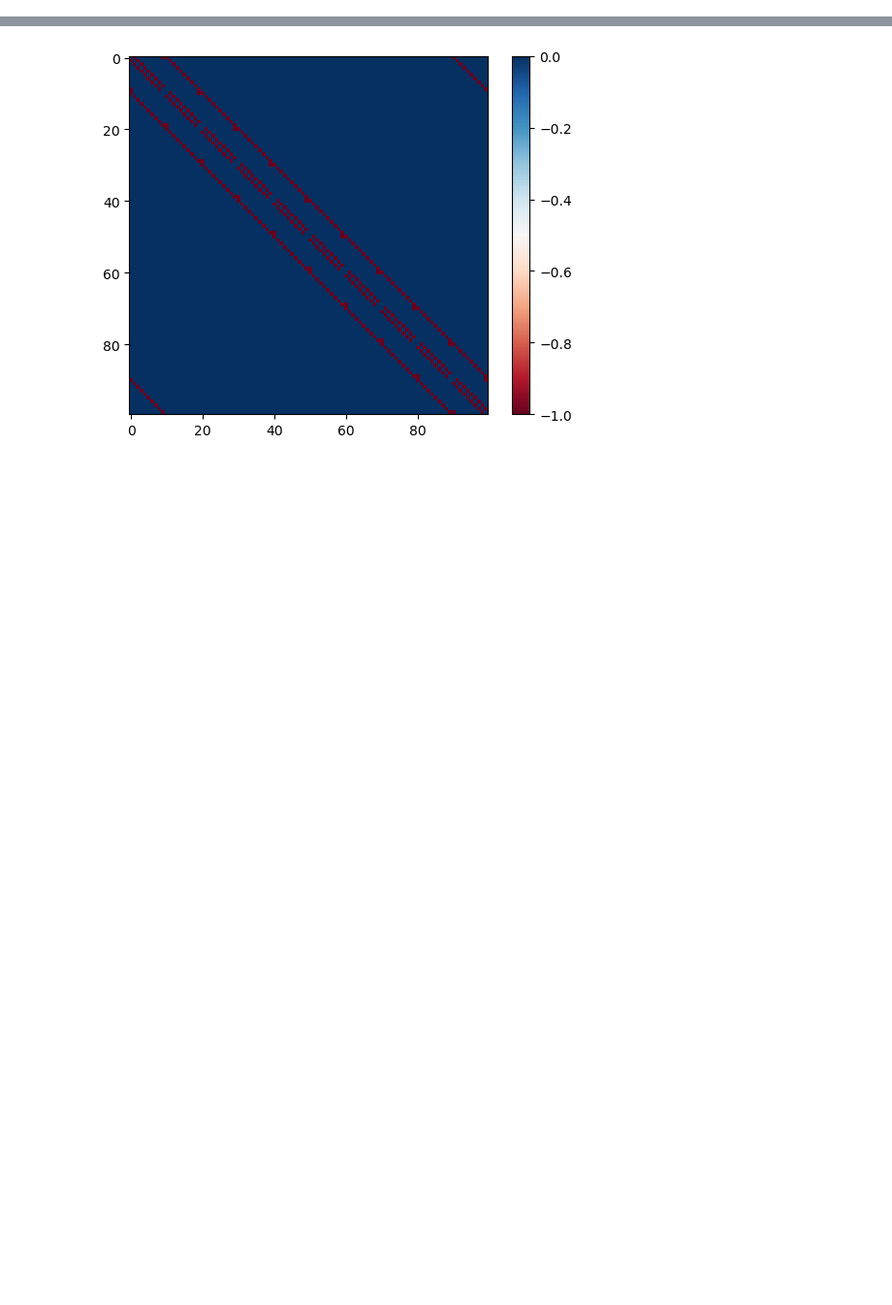
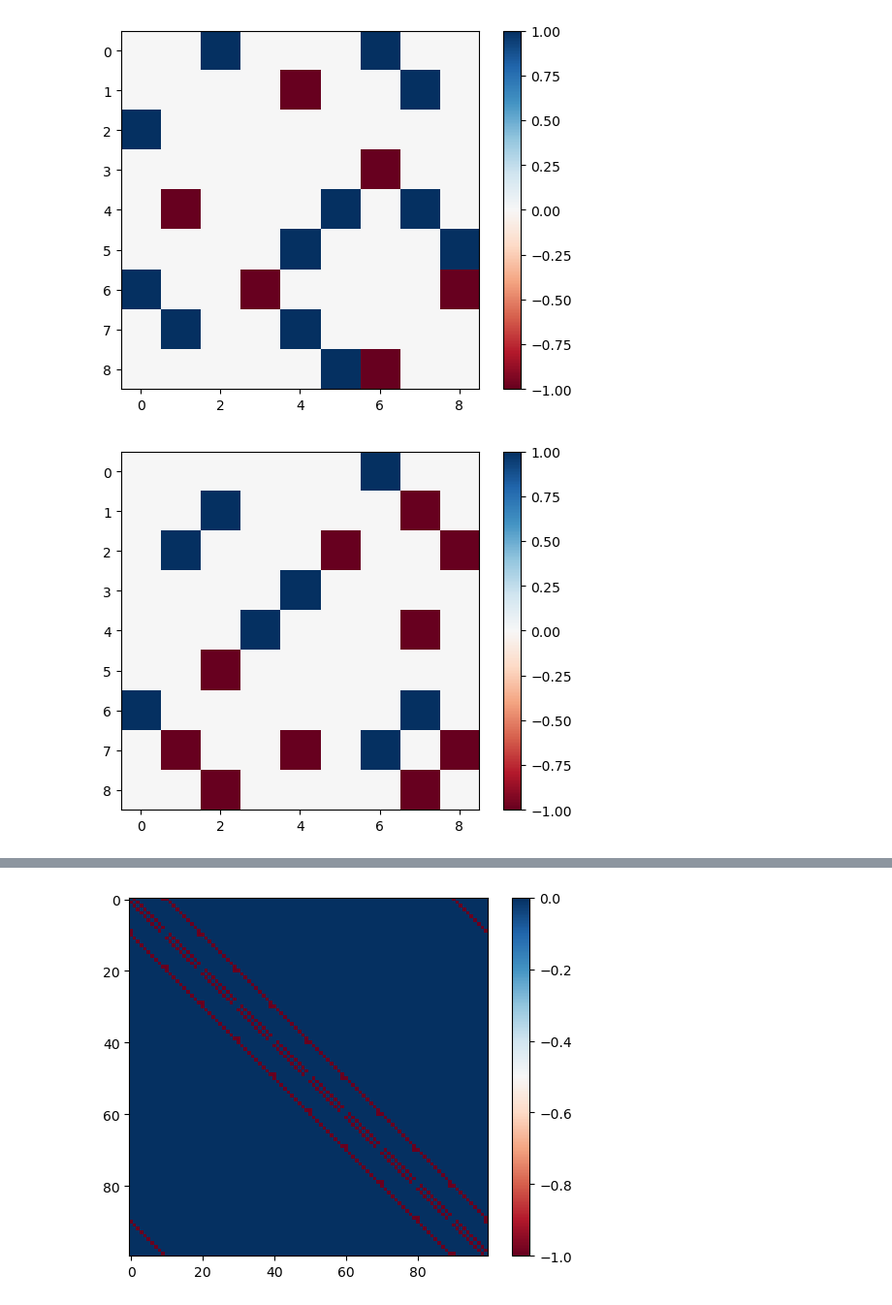
Before and after one commit to j-curtis/spin-glass-noise, a Jupyter notebook: testing.ipynb, the cells around one changed output, grey strips where cells are left out. Shown at 97% size. Saved outputs shown, nothing was run; the diff lists cells and outputs as text; code cells hidden in the pictures; blank space fills up the shorter version.

```diff
--- a/testing.ipynb
+++ b/testing.ipynb
@@ -5,0 +21,16 @@ import time
+# %%
+Lx = 3
+Ly = 3
+
+nJs = 10
+Js = np.zeros((nJs,Lx*Ly,Lx*Ly))
+
+for i in range(nJs):
+    Js[i,:,:] = glauber.nn_coupling_random(-1.,0.5,Lx,Ly)
+
+    plt.imshow(Js[i,:,:],cmap='RdBu')
+    plt.colorbar()
+    plt.show()
+# %% [output]
+[figure, added]
+[figure, added]
```
Also changed, not shown: parts of 4 cells of this notebook, 1 other file.
